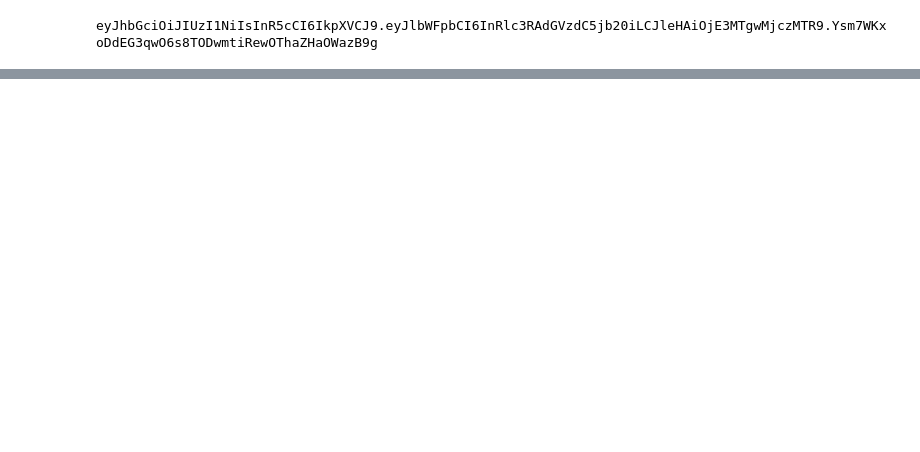
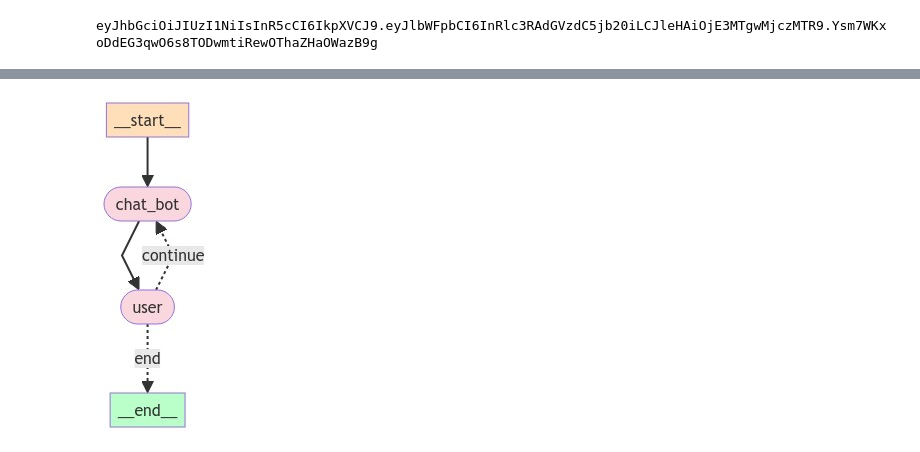
Before and after one commit to prateekjain24/Public, a Jupyter notebook: notebooks/test.ipynb, the cells around one changed output, grey strips where cells are left out. Saved outputs shown, nothing was run; the diff lists cells and outputs as text; code cells hidden in the pictures; blank space fills up the shorter version.

```diff
--- a/notebooks/test.ipynb
+++ b/notebooks/test.ipynb
@@ -50,0 +268,42 @@ with c3:
+# %%
+from langchain_core.messages import AIMessage, HumanMessage
+def mkbhd_node(messages):
+    # Call the simulated user
+    response = mkbhd.invoke({"messages": messages})
+    # This response is an AI message - we need to flip this to be a human message
+    return AIMessage(content=f"{response.content}")
+
+def dave_node(messages):
+    # Call the simulated user
+    response = dave.invoke({"messages": messages})
+    # This response is an AI message - we need to flip this to be a human message
+    return AIMessage(content=f"{response.content}")
+# %%
+from langgraph.graph import END, MessageGraph
+
+
+graph_builder = MessageGraph()
+graph_builder.add_node("user", mkbhd_node)
+graph_builder.add_node("chat_bot", dave_node)
+# Every response from  your chat bot will automatically go to the
+# simulated user
+graph_builder.add_edge("chat_bot", "user")
+graph_builder.add_conditional_edges(
+    "user",
+    should_continue,
+    # If the finish criteria are met, we will stop the simulation,
+    # otherwise, the virtual user's message will be sent to your chat bot
+    {
+        "end": END,
+        "continue": "chat_bot",
+    },
+)
+# The input will first go to your chat bot
+graph_builder.set_entry_point("chat_bot")
+simulation = graph_builder.compile()
+# %%
+from IPython.display import Image, display
+
+display(Image(simulation.get_graph(xray=True).draw_mermaid_png()))
+# %% [output]
+[figure, added]
```
Also changed, not shown: parts of 18 cells of this notebook, 4 other files.
